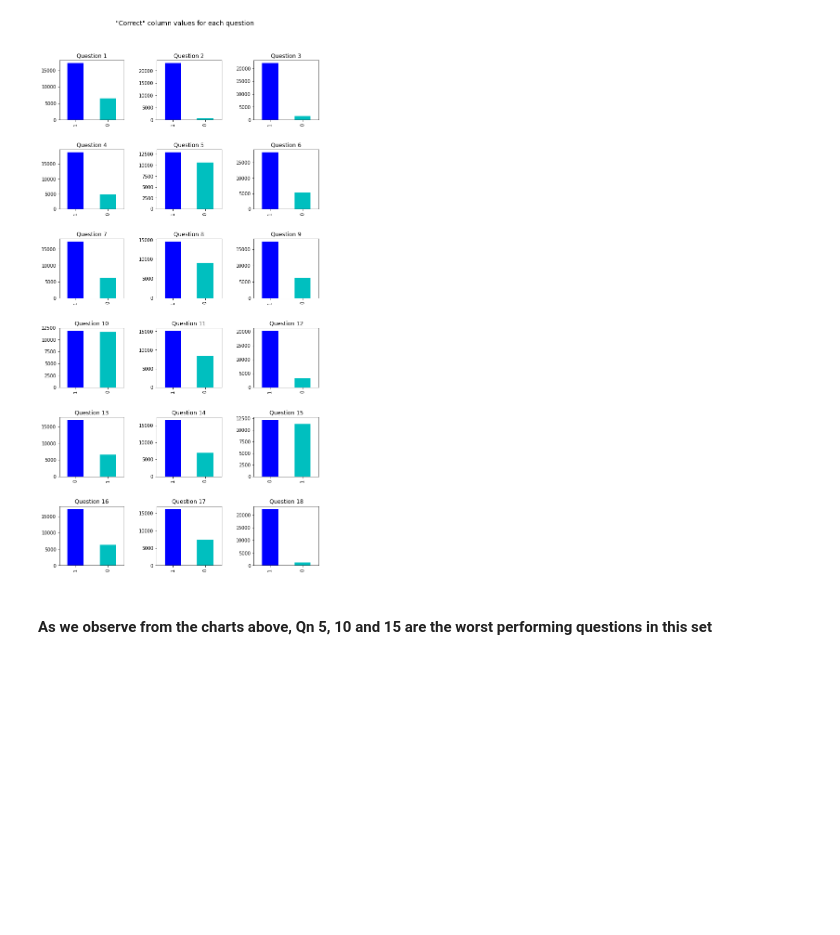
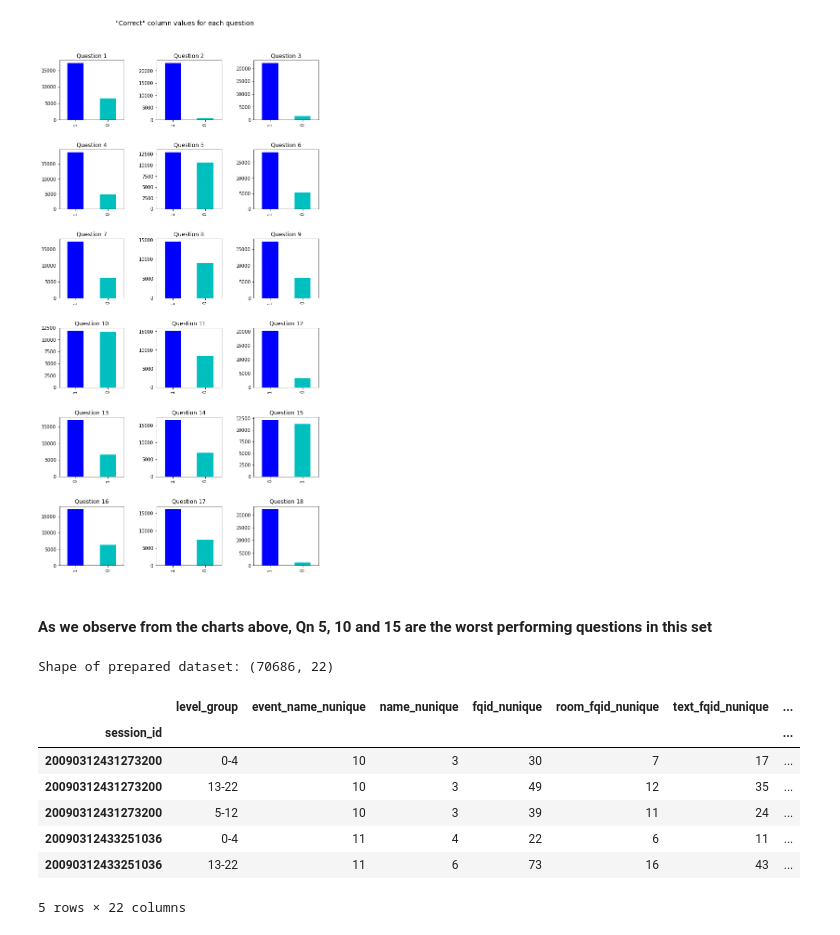
Before and after one commit to Malai237/ML-Project, a Jupyter notebook: starter.ipynb, the cells around one changed output. Saved outputs shown, nothing was run; the diff lists cells and outputs as text; code cells hidden in the pictures; blank space fills up the shorter version.

Commit message:
continued with EDA of dataset

```diff
--- a/starter.ipynb
+++ b/starter.ipynb
@@ -83,3 +83,50 @@ for n in range(1,19):
 [figure]
 # %% [markdown]
 #### As we observe from the charts above, Qn 5, 10 and 15 are the worst performing questions in this set
+# %%
+#We want to split the categorical columns to the numerical ones
+# such that we would be able to process them accordingly
+
+CAT = ['event_name', 'name','fqid', 'room_fqid', 'text_fqid']
+NUM = ['elapsed_time','level','page','room_coor_x', 'room_coor_y',
+        'screen_coor_x', 'screen_coor_y', 'hover_duration']
+
+#For both these set of variables, we would group the dataset byu their session_id and the
+#level_group. The main difference is that for the numerical group we would calculate their
+# mean and std dev, while for the categorical we would just take the distinct count of elements
+# %%
+def feature_engineering(df):
+    dfs =[]
+    for c in CAT:
+        temp = df.groupby(['session_id','level_group'])[c].agg('nunique')
+        temp.name = temp.name+'_nunique'
+        dfs.append(temp)
+    for c in NUM:
+        temp = df.groupby(['session_id','level_group'])[c].agg('mean')
+        dfs.append(temp)
+    for c in NUM:
+        temp = df.groupby(['session_id','level_group'])[c].agg('std')
+        temp.name = temp.name + '_std'
+        dfs.append(temp)
+    df = pd.concat(dfs,axis=1)
+    df = df.fillna(-1)
+    df = df.reset_index()
+    df = df.set_index('session_id')
+    return df
+# %%
+dataset_df = feature_engineering(dataset_df)
+
+print(f'Shape of prepared dataset: {dataset_df.shape}')
+# %% [output]
+Shape of prepared dataset: (70686, 22)
+# %%
+dataset_df.head()
+# %% [output]
+|  | level_group | event_name_nunique | name_nunique | fqid_nunique | room_fqid_nunique | text_fqid_nunique | ... |
+| session_id |  |  |  |  |  |  | ... |
+| 20090312431273200 | 0-4 | 10 | 3 | 30 | 7 | 17 | ... |
+| 20090312431273200 | 13-22 | 10 | 3 | 49 | 12 | 35 | ... |
+| 20090312431273200 | 5-12 | 10 | 3 | 39 | 11 | 24 | ... |
+| 20090312433251036 | 0-4 | 11 | 4 | 22 | 6 | 11 | ... |
+| 20090312433251036 | 13-22 | 11 | 6 | 73 | 16 | 43 | ... |
+5 rows × 22 columns
```
